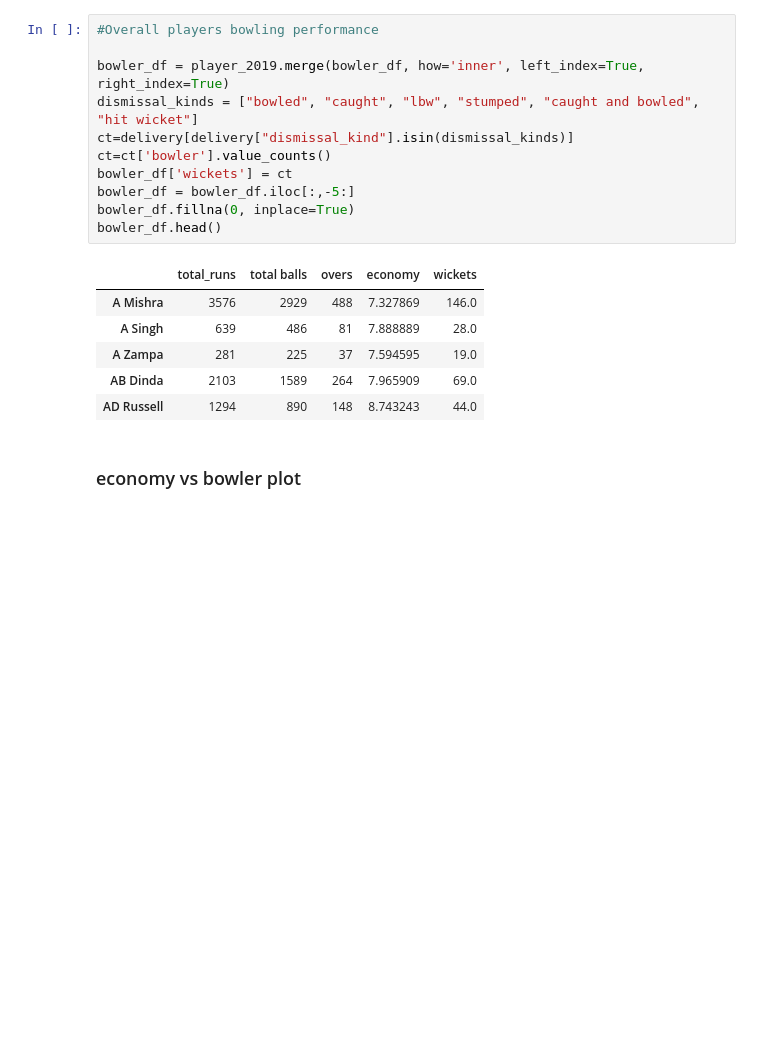
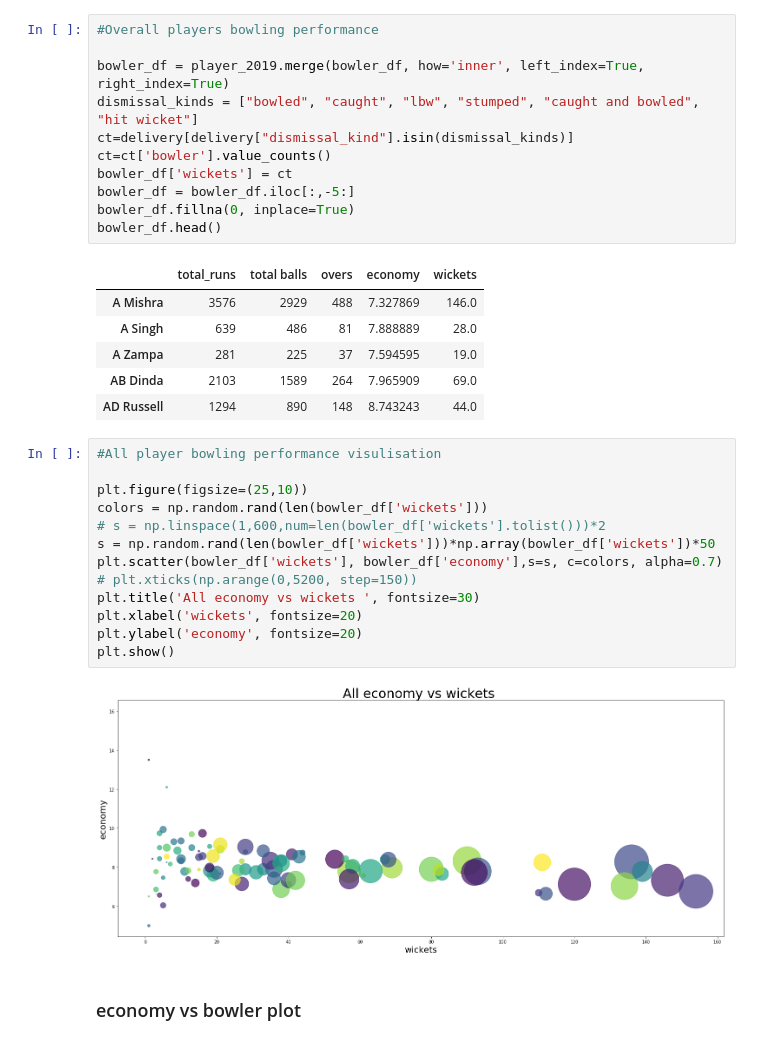
Before and after one commit to Rajatboss/IPL-2019_Prediction, a Jupyter notebook: IPL-2019-Prediction.ipynb, the cells around one changed output. Saved outputs shown, nothing was run; the diff lists cells and outputs as text; blank space fills up the shorter version.

```diff
--- a/IPL-2019-Prediction.ipynb
+++ b/IPL-2019-Prediction.ipynb
@@ -374,6 +374,21 @@ bowler_df.head()
 | A Zampa | 281 | 225 | 37 | 7.594595 | 19.0 |
 | AB Dinda | 2103 | 1589 | 264 | 7.965909 | 69.0 |
 | AD Russell | 1294 | 890 | 148 | 8.743243 | 44.0 |
+# %%
+#All player bowling performance visulisation
+
+plt.figure(figsize=(25,10))
+colors = np.random.rand(len(bowler_df['wickets']))
+# s = np.linspace(1,600,num=len(bowler_df['wickets'].tolist()))*2
+s = np.random.rand(len(bowler_df['wickets']))*np.array(bowler_df['wickets'])*50
+plt.scatter(bowler_df['wickets'], bowler_df['economy'],s=s, c=colors, alpha=0.7)
+# plt.xticks(np.arange(0,5200, step=150))
+plt.title('All economy vs wickets ', fontsize=30)
+plt.xlabel('wickets', fontsize=20)
+plt.ylabel('economy', fontsize=20)
+plt.show()
+# %% [output]
+[figure, added]
 # %% [markdown]
 ### economy vs bowler plot
 # %%
```
Also changed, not shown: parts of 1 cell of this notebook.
